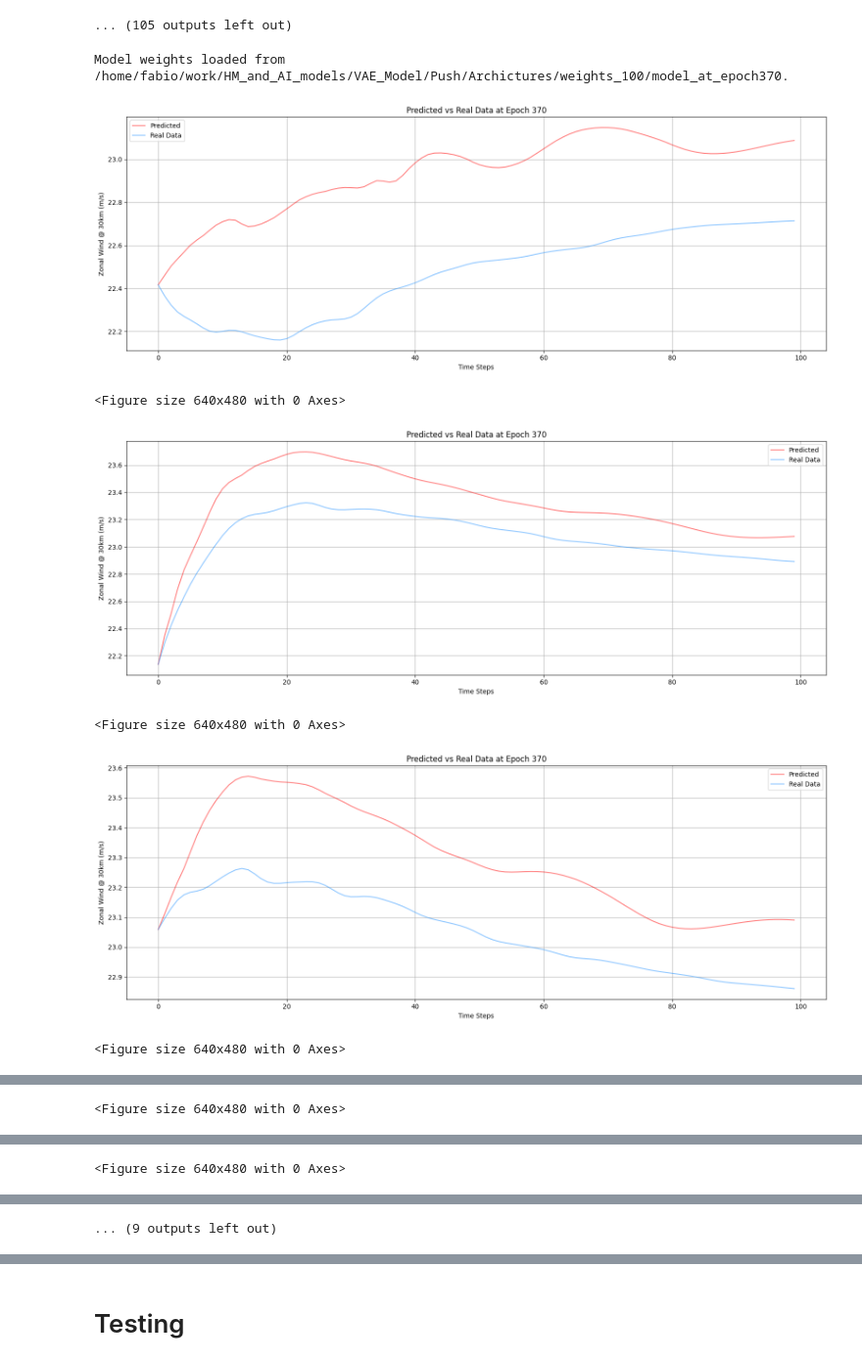
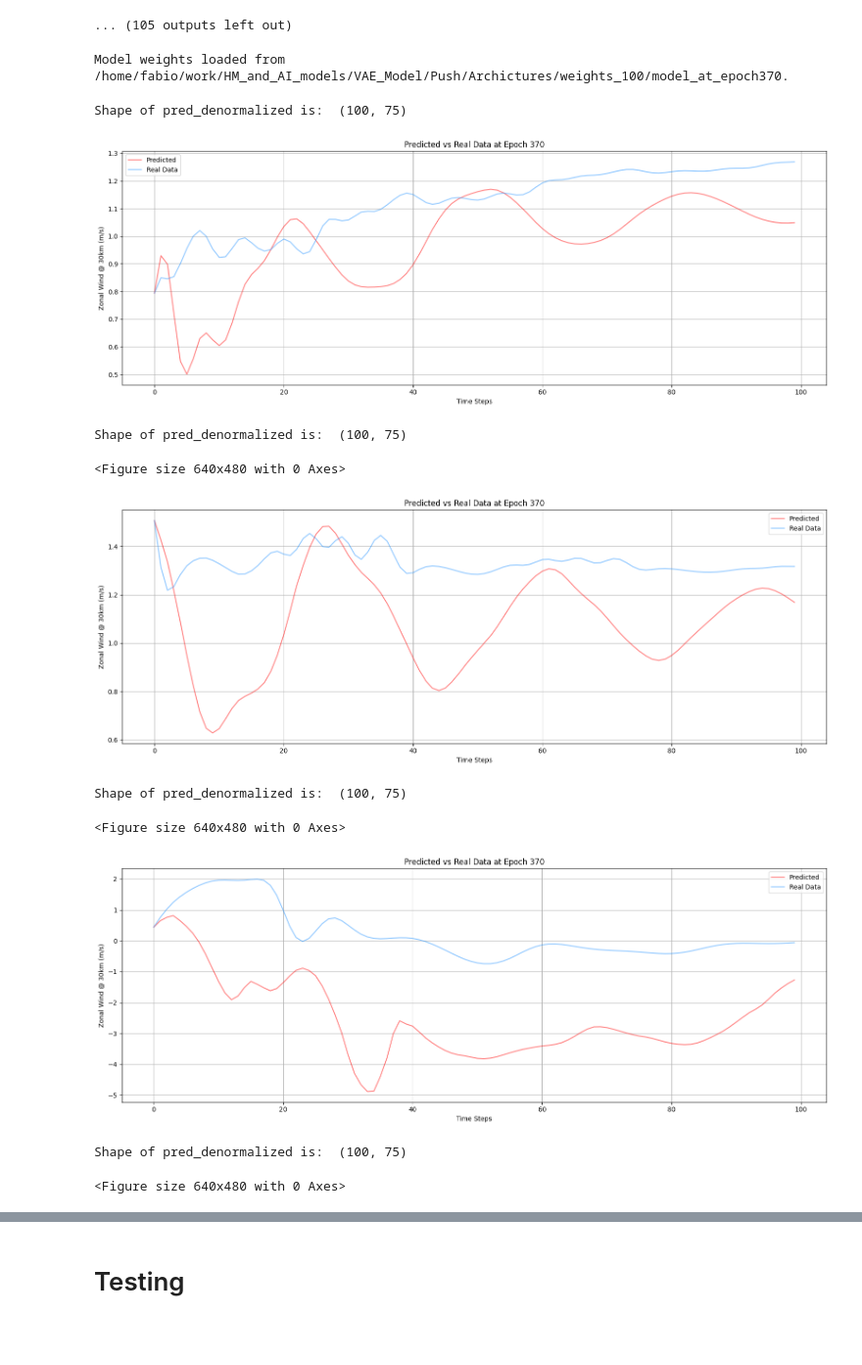
Before and after one commit to fabio2-uchi/modified_code, a Jupyter notebook: Archictures/latent_conditioned_decoder.ipynb, the cells around one changed output, grey strips where cells are left out. Shown at 98% size. Drawn from its saved outputs; the diff is of its cells as text; code cells hidden in the pictures; blank space fills up the shorter version.

```diff
--- a/Archictures/latent_conditioned_decoder.ipynb
+++ b/Archictures/latent_conditioned_decoder.ipynb
@@ -37,7 +37,7 @@ print(std_psi)
 # Pre-processing
 lead = 1
 
-trainN = 300000
+trainN = 500000
 valN = 50000
 index = 63
 
@@ -293,12 +293,16 @@ Epoch 9,
 # MODIFY THIS LINE FOR MODEL TESTING
 epoch = 370
 
-level = 63
+level = 13
+
 model_weights_path = f'/home/fabio/work/HM_and_AI_models/VAE_Model/Push/Archictures/weights_100/model_at_epoch{epoch}'
+
 
 if os.path.exists(model_weights_path):
     model.load_state_dict(torch.load(model_weights_path))
     print(f"Model weights loaded from {model_weights_path}.")
+
+predicted_data_save = []
 
 i = 0
 while i < 10:
@@ -307,38 +311,55 @@ while i < 10:
     with torch.no_grad():
 
         initial_cond = torch.reshape(torch.tensor(normalized_psi[initial_val , :]), [1, 75]).float().cuda()
         time_steps = 100
         pred = np.zeros([time_steps, 75])
         pred[0, :] = initial_cond.detach().cpu().numpy()
 
         for k in tqdm(range(1 , time_steps), desc = f"Mini Inference at Epoch {epoch}"):
                 y = model.decode(torch.tensor(initial_cond).float().cuda()).detach().cpu().numpy()
                 pred[k, :] = y
                 initial_cond = y
 
-    pred_mean = pred * std_psi + mean_psi
+    pred_denormalized = pred * std_psi + mean_psi
+
+    print("Shape of pred_denormalized is: ", pred_denormalized.shape)
+    predicted_data_save.append(pred_denormalized)
+
+
+
 
     plot_real_data = psi[initial_val : initial_val + time_steps, :]
     plt.figure(figsize=(16, 6))
 
-    plt.plot(pred_mean[:, level], label='Predicted', color='red', alpha=0.5)
+    plt.plot(pred_denormalized[:, level], label='Predicted', color='red', alpha=0.5)
     plt.plot(plot_real_data[:, level], label='Real Data', color='dodgerblue',alpha= .5)
 
     plt.title(f'Predicted vs Real Data at Epoch {epoch}')
     plt.xlabel('Time Steps')
     plt.ylabel('Zonal Wind @ 30km (m/s)')
     plt.legend()
     plt.grid(True)
     plt.tight_layout()
     plt.show()
     plt.savefig(f'{folder}/epoch_{epoch}_pred_vs_real.png')
 
     i += 1
+
+print("Length of predicted data ", len(predicted_data_save))
+print("Length of predicted data inside arra 1 ", len(predicted_data_save[0]))
+# Shape is 10 arrays of 300
+# convert to numpy array
+predicted_data_save = np.concatenate(predicted_data_save, axis=0)
+print("Shape of array is: " , predicted_data_save.shape)
 # %% [output]
 Model weights loaded from /home/fabio/work/HM_and_AI_models/VAE_Model/Push/Archictures/weights_100/model_at_epoch370.
+Shape of pred_denormalized is:  (100, 75)
-[figure, old version]
+[figure, new version]
-<Figure size 640x480 with 0 Axes>
+Shape of pred_denormalized is:  (100, 75)
+<Figure size 640x480 with 0 Axes>
-[figure, old version]
+[figure, new version]
-<Figure size 640x480 with 0 Axes>
+Shape of pred_denormalized is:  (100, 75)
+<Figure size 640x480 with 0 Axes>
-[figure, old version]
+[figure, new version]
-<Figure size 640x480 with 0 Axes>
+Shape of pred_denormalized is:  (100, 75)
+<Figure size 640x480 with 0 Axes>
@@ -346 +366,0 @@ Model weights loaded from /home/fabio/work/HM_and_AI_models/VAE_Model/Push/Archi
-<Figure size 640x480 with 0 Axes>
@@ -348 +366,0 @@ Model weights loaded from /home/fabio/work/HM_and_AI_models/VAE_Model/Push/Archi
-<Figure size 640x480 with 0 Axes>
@@ -350 +366,0 @@ Model weights loaded from /home/fabio/work/HM_and_AI_models/VAE_Model/Push/Archi
-... (9 outputs left out)
```
Also changed, not shown: parts of 3 cells of this notebook, 1 other file.
